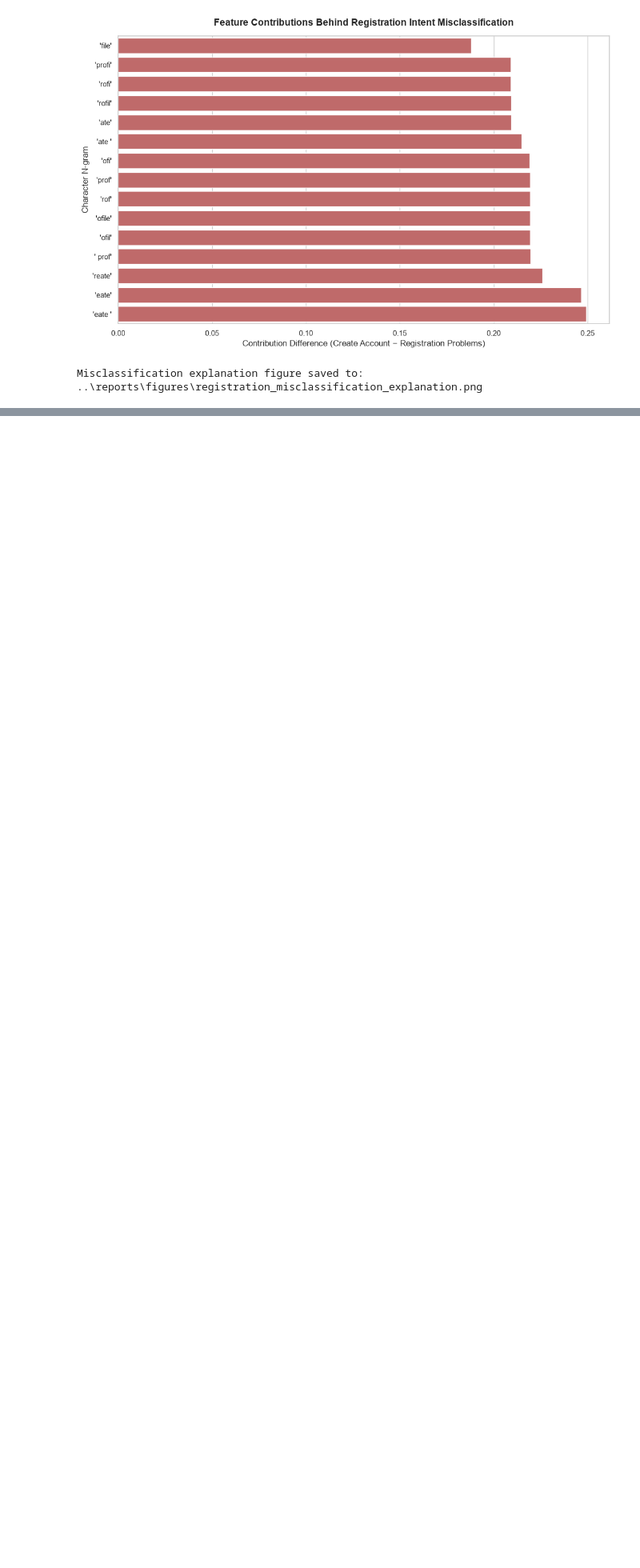
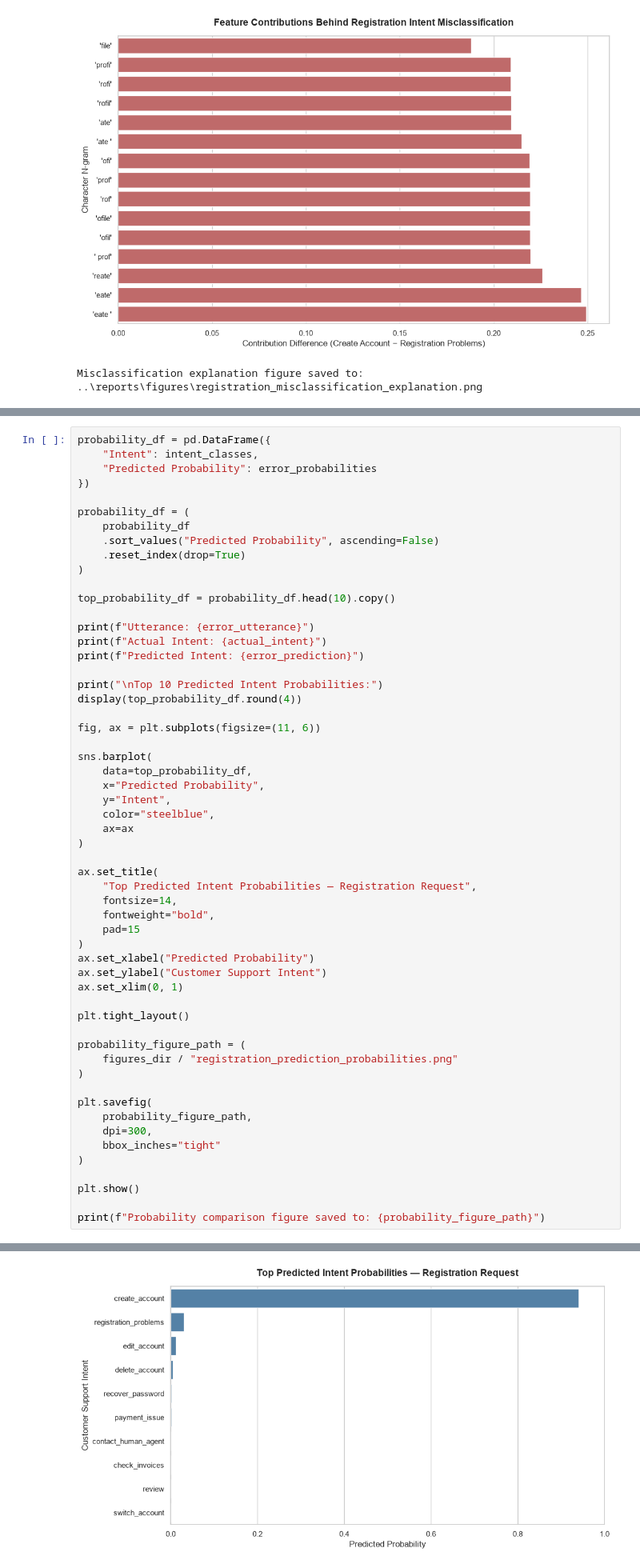
Before and after one commit to TejasMJ/Customer-Support-Intent-Intelligence, a Jupyter notebook: notebooks/07_model_explainability.ipynb, the cells around one changed output, grey strips where cells are left out. Shown at 80% size. Saved outputs shown, nothing was run; the diff lists cells and outputs as text; blank space fills up the shorter version.

```diff
--- a/notebooks/07_model_explainability.ipynb
+++ b/notebooks/07_model_explainability.ipynb
@@ -595,0 +600,57 @@ Misclassification explanation figure saved to: ..\reports\figures\registration_m
+# %%
+probability_df = pd.DataFrame({
+    "Intent": intent_classes,
+    "Predicted Probability": error_probabilities
+})
+
+probability_df = (
+    probability_df
+    .sort_values("Predicted Probability", ascending=False)
+    .reset_index(drop=True)
+)
+
+top_probability_df = probability_df.head(10).copy()
+
+print(f"Utterance: {error_utterance}")
+print(f"Actual Intent: {actual_intent}")
+print(f"Predicted Intent: {error_prediction}")
+
+print("\nTop 10 Predicted Intent Probabilities:")
+display(top_probability_df.round(4))
+
+fig, ax = plt.subplots(figsize=(11, 6))
+
+sns.barplot(
+    data=top_probability_df,
+    x="Predicted Probability",
+    y="Intent",
+    color="steelblue",
+    ax=ax
+)
+
+ax.set_title(
+    "Top Predicted Intent Probabilities — Registration Request",
+    fontsize=14,
+    fontweight="bold",
+    pad=15
+)
+ax.set_xlabel("Predicted Probability")
+ax.set_ylabel("Customer Support Intent")
+ax.set_xlim(0, 1)
+
+plt.tight_layout()
+
+probability_figure_path = (
+    figures_dir / "registration_prediction_probabilities.png"
+)
+
+plt.savefig(
+    probability_figure_path,
+    dpi=300,
+    bbox_inches="tight"
+)
+
+plt.show()
+
+print(f"Probability comparison figure saved to: {probability_figure_path}")
+# %% [output]
@@ -595,0 +673 @@ Misclassification explanation figure saved to: ..\reports\figures\registration_m
+[figure, added]
```
Also changed, not shown: parts of 8 cells of this notebook, 1 other file.
